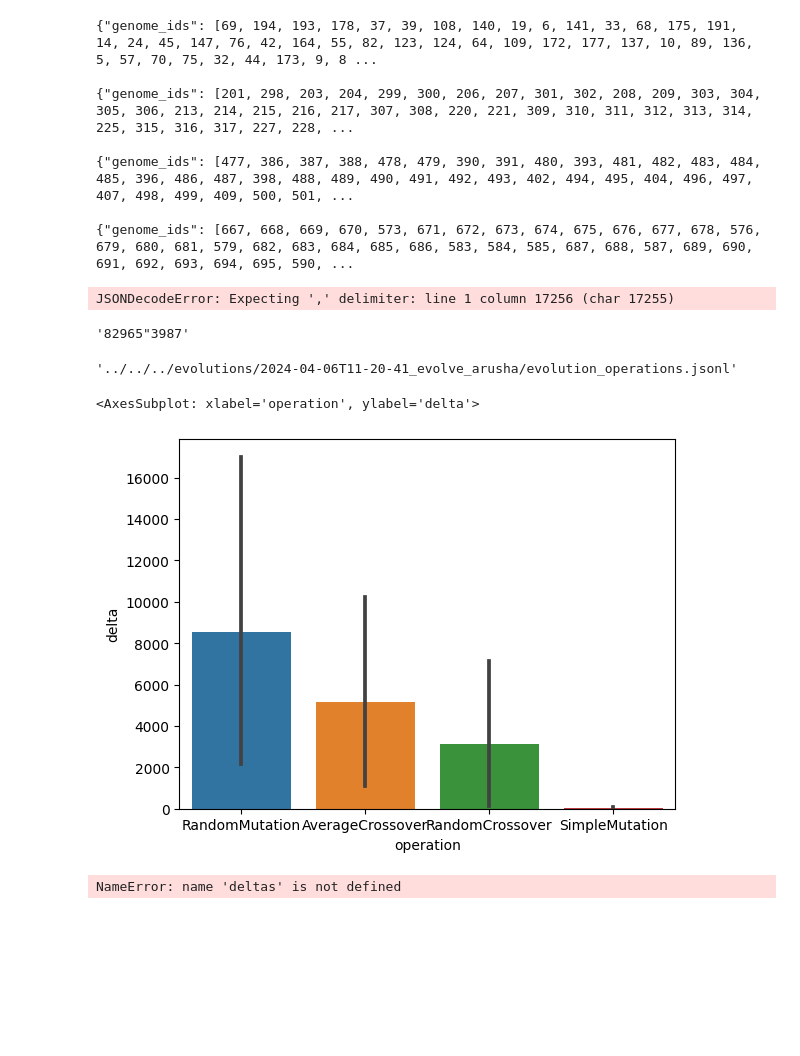
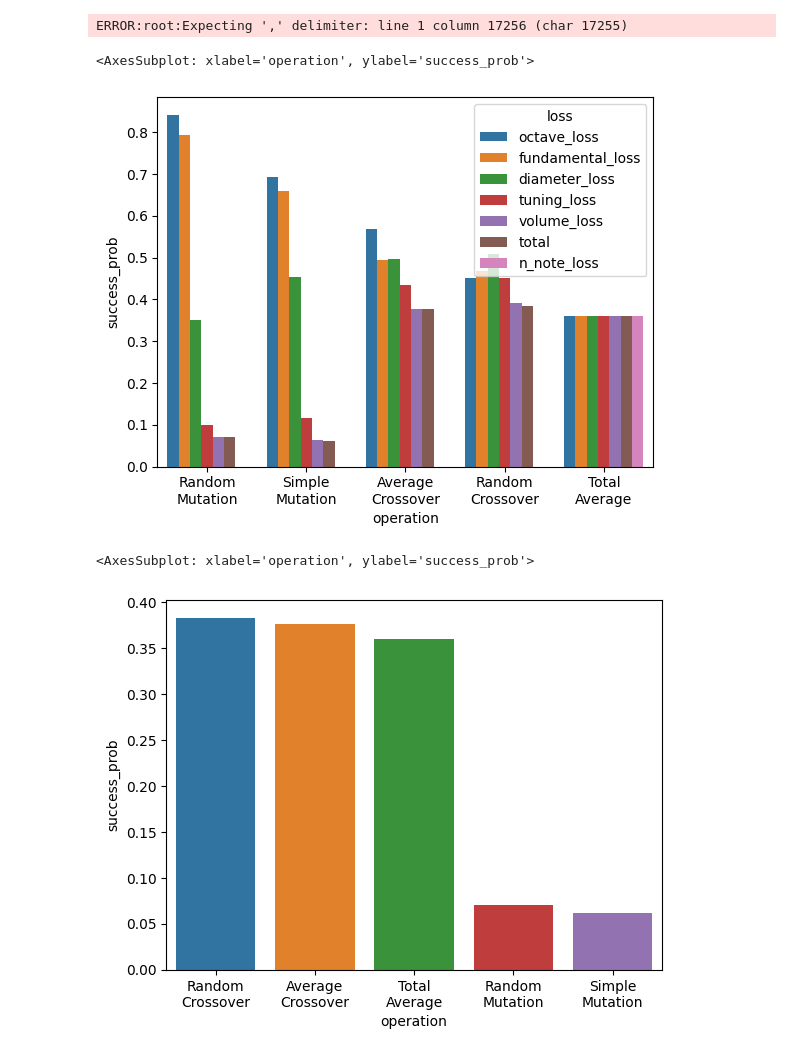
Before and after one commit to Didgitaldoo/didge-lab, a Jupyter notebook: src/experiments/arusha/analyze_evolution.ipynb, the cells around one changed output. Saved outputs shown, nothing was run; the diff lists cells and outputs as text; code cells hidden in the pictures; blank space fills up the shorter version.

Commit message:
update arusha

```diff
--- a/src/experiments/arusha/analyze_evolution.ipynb
+++ b/src/experiments/arusha/analyze_evolution.ipynb
@@ -8,9 +8,9 @@ import logging
 # %%
 class Node:
 
-    def __init__(self, genome_id, loss, generation):
+    def __init__(self, genome_id, losses, generation):
         self.genome_id = genome_id
-        self.loss = loss
+        self.losses = losses
         self.generation = generation
         self.children = []
         self.parents = []
@@ -73,9 +73,11 @@ def build_graph(infile):
             logging.error(e)
             continue
         for i in range(len(data["genome_ids"])):
+
+            losses = {key: data["losses"][key][i] for key in data["losses"].keys()}
             node = Node(
                 data["genome_ids"][i],
-                data["losses"]["total"][i],
+                losses,
                 generation_counter
             )
             nodes.add_node(node)
@@ -116,38 +118,45 @@ def build_graph(infile):
                         )
     return nodes
 
+def get_deltas(infile):
+    nodes = build_graph(infile)
+    deltas = []
+    for edge in nodes.get_all_edges():
+        for key in edge.parent.losses.keys():
+            loss_delta = edge.parent.losses[key] - edge.child.losses[key]
+            deltas.append([edge.name, key, np.max((0, loss_delta))])
+    deltas = pd.DataFrame(deltas, columns=["operation", "loss", "delta"])
+    return deltas
+
+def get_success_probs(deltas):
+    success_probs = []
+    for loss in deltas.loss.unique():
+        for operation in deltas.operation.unique():
+            a = len(deltas.query("operation==@operation and loss==@loss and delta>0"))
+            b = len(deltas.query("operation==@operation and loss==@loss"))
+            operation_str = operation
+            operation_str = operation_str.replace("Mutation", "\nMutation")
+            operation_str = operation_str.replace("Crossover", "\nCrossover")
+            success_probs.append([operation_str, loss, a/b])
+
+        a = len(deltas.query("delta>0"))
+        b = len(deltas)
+        success_probs.append(["Total\nAverage", loss, a/b])
+
+    success_probs = pd.DataFrame(success_probs, columns=["operation", "loss", "success_prob"])
+    success_probs = success_probs.sort_values("success_prob", ascending=False)
+    return success_probs
+
 infile = '../../../evolutions/2024-04-06T11-20-41_evolve_arusha/evolution_operations.jsonl'
-nodes = build_graph(infile)
-deltas = []
-for edge in nodes.get_all_edges():
-    loss_delta = edge.parent.loss - edge.child.loss
-    deltas.append([edge.name, np.max((0, loss_delta))])
-deltas = pd.DataFrame(deltas, columns=["operation", "delta"])
-deltas
+deltas = get_deltas(infile)
+success_probs = get_success_probs(deltas)
+sns.barplot(data=success_probs, x="operation", y="success_prob", hue="loss")
 # %% [output]
-{"genome_ids": [69, 194, 193, 178, 37, 39, 108, 140, 19, 6, 141, 33, 68, 175, 191, 14, 24, 45, 147, 76, 42, 164, 55, 82, 123, 124, 64, 109, 172, 177, 137, 10, 89, 136, 5, 57, 70, 75, 32, 44, 173, 9, 8 ...
-
-{"genome_ids": [201, 298, 203, 204, 299, 300, 206, 207, 301, 302, 208, 209, 303, 304, 305, 306, 213, 214, 215, 216, 217, 307, 308, 220, 221, 309, 310, 311, 312, 313, 314, 225, 315, 316, 317, 227, 228, ...
-
-{"genome_ids": [477, 386, 387, 388, 478, 479, 390, 391, 480, 393, 481, 482, 483, 484, 485, 396, 486, 487, 398, 488, 489, 490, 491, 492, 493, 402, 494, 495, 404, 496, 497, 407, 498, 499, 409, 500, 501, ...
-
-{"genome_ids": [667, 668, 669, 670, 573, 671, 672, 673, 674, 675, 676, 677, 678, 576, 679, 680, 681, 579, 682, 683, 684, 685, 686, 583, 584, 585, 687, 688, 587, 689, 690, 691, 692, 693, 694, 695, 590, ...
+ERROR:root:Expecting ',' delimiter: line 1 column 17256 (char 17255)
-JSONDecodeError: Expecting ',' delimiter: line 1 column 17256 (char 17255)
+<AxesSubplot: xlabel='operation', ylabel='success_prob'>
+[figure, added]
-# %%
-
-line[17250:17260]
-# %% [output]
-'82965"3987'
-# %%
-infile
-# %% [output]
-'../../../evolutions/2024-04-06T11-20-41_evolve_arusha/evolution_operations.jsonl'
 # %%
-sns.barplot(data=deltas, x="operation", y="delta")
+sns.barplot(data=success_probs.query("loss=='total'"), x="operation", y="success_prob")
 # %% [output]
-<AxesSubplot: xlabel='operation', ylabel='delta'>
+<AxesSubplot: xlabel='operation', ylabel='success_prob'>
-[figure, old version]
+[figure, new version]
-# %%
-deltas.query("delta>0")
-# %% [output]
-NameError: name 'deltas' is not defined
```
Also changed, not shown: parts of 10 cells of this notebook, 2 other files.
